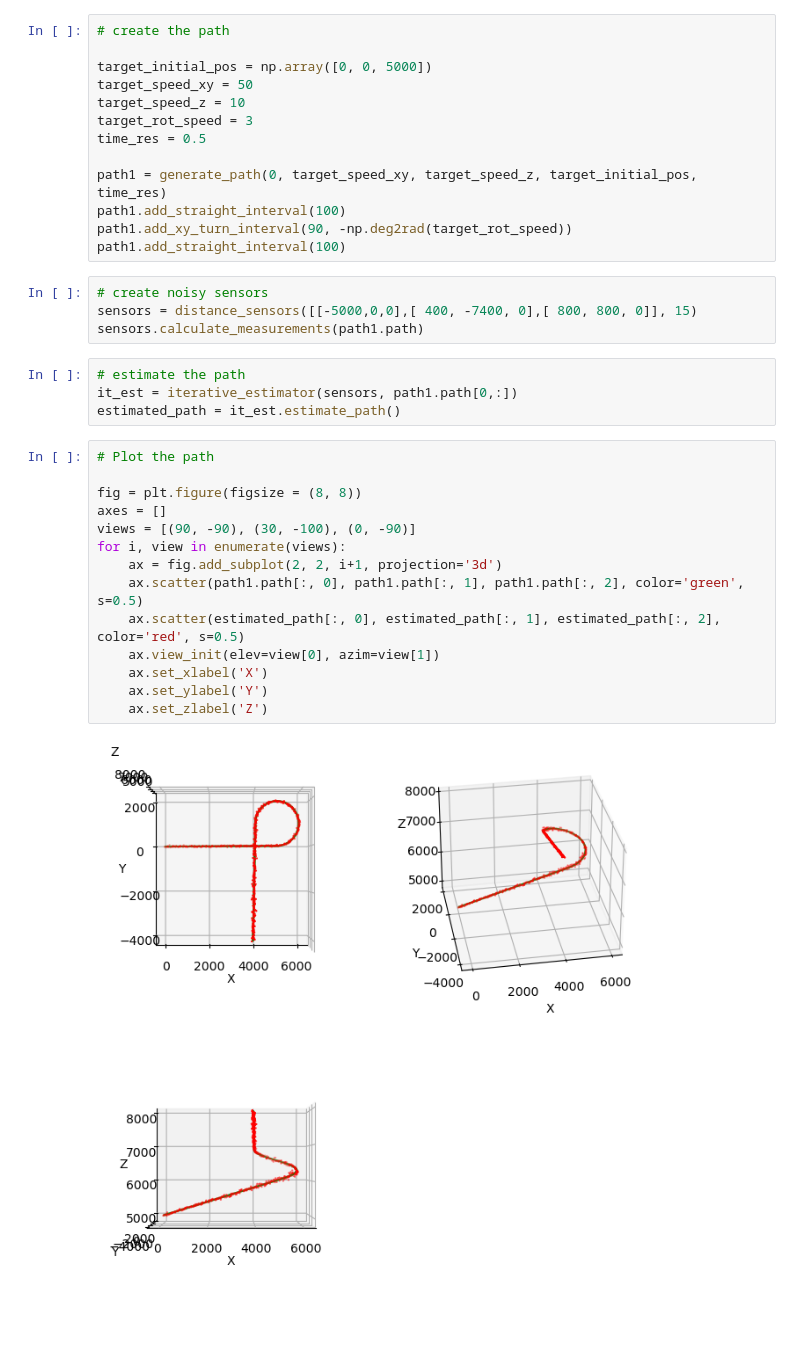
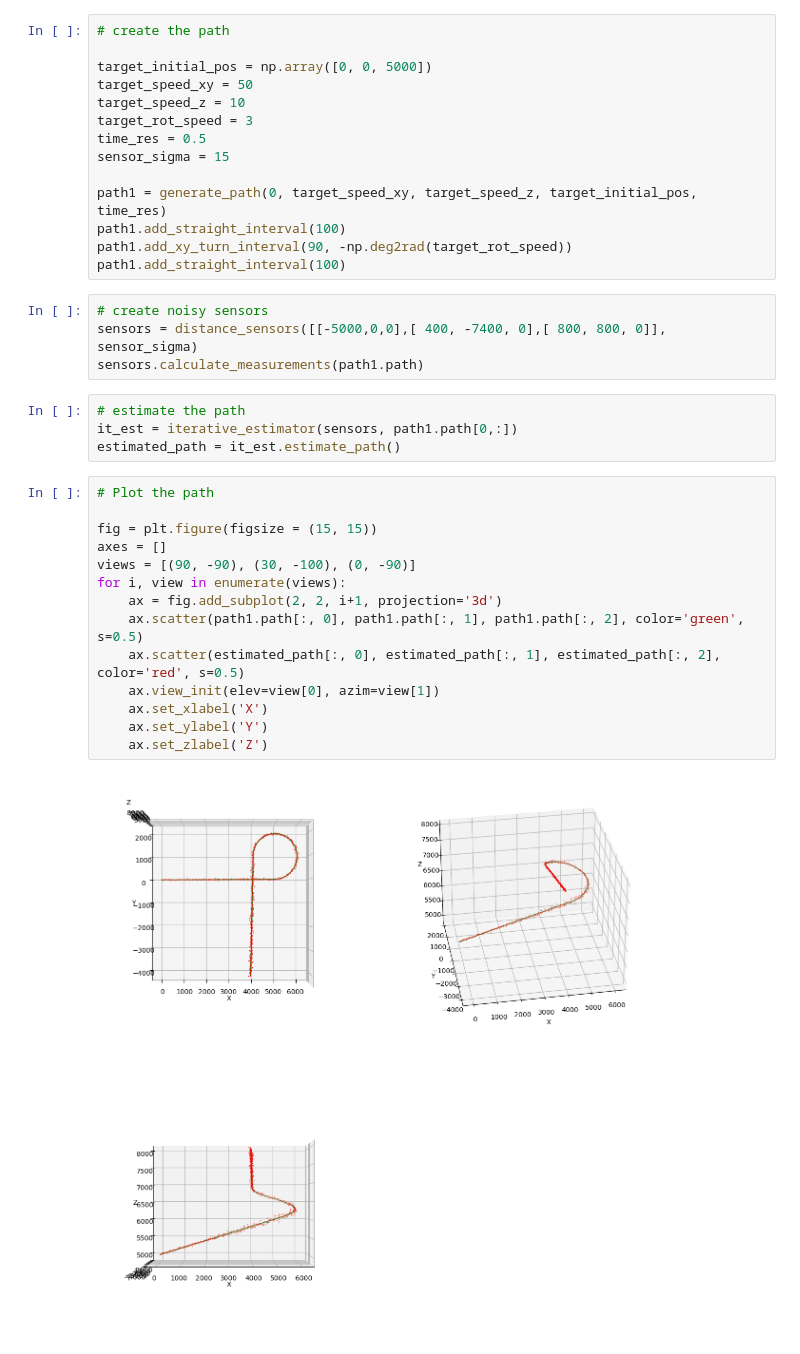
Before and after one commit to EilamNir/noisy-triangulation, a Jupyter notebook: python/src/iterative_estimator_sim.ipynb, the cells around one changed output. Saved outputs shown, nothing was run; the diff lists cells and outputs as text.

```diff
--- a/python/src/iterative_estimator_sim.ipynb
+++ b/python/src/iterative_estimator_sim.ipynb
@@ -18,6 +18,7 @@ target_speed_xy = 50
 target_speed_z = 10
 target_rot_speed = 3
 time_res = 0.5
+sensor_sigma = 15
 
 path1 = generate_path(0, target_speed_xy, target_speed_z, target_initial_pos, time_res)
 path1.add_straight_interval(100)
@@ -25,7 +26,7 @@ path1.add_xy_turn_interval(90, -np.deg2rad(target_rot_speed))
 path1.add_straight_interval(100)
 # %%
 # create noisy sensors
-sensors = distance_sensors([[-5000,0,0],[ 400, -7400, 0],[ 800, 800, 0]], 15)
+sensors = distance_sensors([[-5000,0,0],[ 400, -7400, 0],[ 800, 800, 0]], sensor_sigma)
 sensors.calculate_measurements(path1.path)
 # %%
 # estimate the path
@@ -34,16 +35,16 @@ estimated_path = it_est.estimate_path()
 # %%
 # Plot the path
 
-fig = plt.figure(figsize = (8, 8))
+fig = plt.figure(figsize = (15, 15))
 axes = []
 views = [(90, -90), (30, -100), (0, -90)]
 for i, view in enumerate(views):
     ax = fig.add_subplot(2, 2, i+1, projection='3d')
     ax.scatter(path1.path[:, 0], path1.path[:, 1], path1.path[:, 2], color='green', s=0.5)
     ax.scatter(estimated_path[:, 0], estimated_path[:, 1], estimated_path[:, 2], color='red', s=0.5)
     ax.view_init(elev=view[0], azim=view[1])
     ax.set_xlabel('X')
     ax.set_ylabel('Y')
     ax.set_zlabel('Z')
 # %% [output]
-[figure, old version]
+[figure, new version]
```
Also changed, not shown: parts of 1 cell of this notebook, 3 other files.
